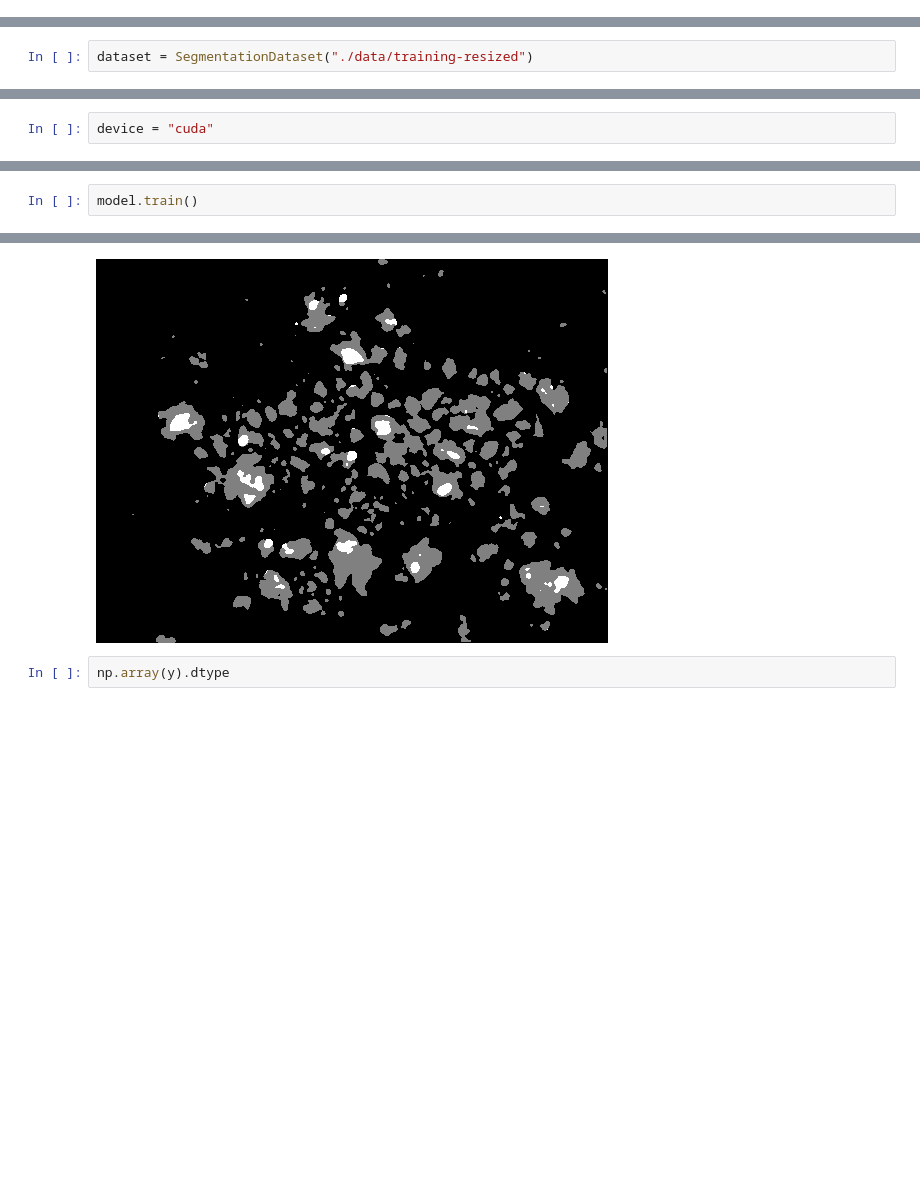
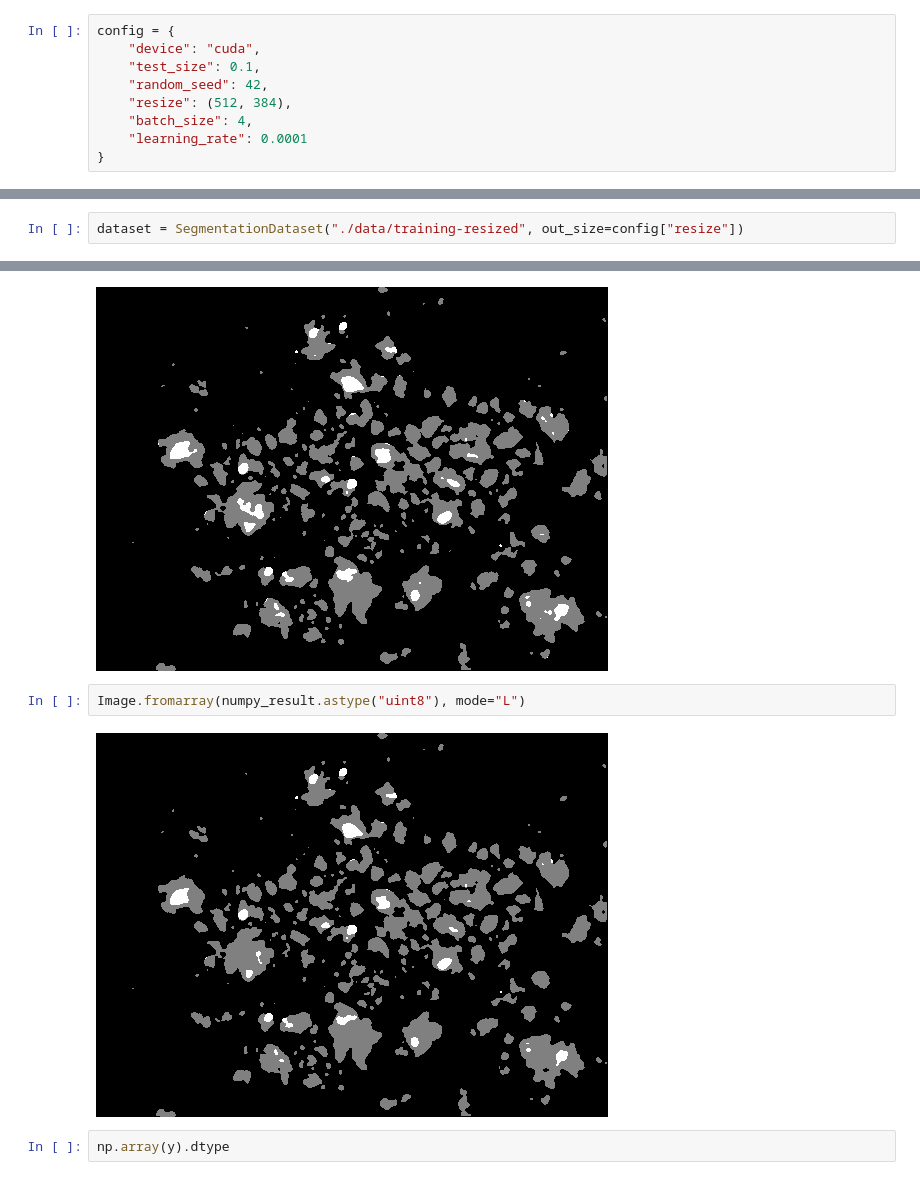
Before and after one commit to partyzans/data_playground, a Jupyter notebook: u2net/U2Net.ipynb, the cells around one changed output, grey strips where cells are left out. Drawn from its saved outputs; the diff is of its cells as text; blank space fills up the shorter version.

Commit message:
Better training

```diff
--- a/u2net/U2Net.ipynb
+++ b/u2net/U2Net.ipynb
@@ -18,3 +29,12 @@ torch.__version__, np.__version__
+# %%
+config = {
+    "device": "cuda",
+    "test_size": 0.1,
+    "random_seed": 42,
+    "resize": (512, 384),
+    "batch_size": 4,
+    "learning_rate": 0.0001
+}
 # %%
 class SegmentationDataset(Dataset):
     def __init__(self, data_path, dataset_mean=(69.2614, 55.9220, 32.6043), out_size=(512, 384)):
@@ -53,6 +73,6 @@ class SegmentationDataset(Dataset):
     def get_image(self, idx):
         return self.all_images[idx]
 # %%
-dataset = SegmentationDataset("./data/training-resized")
+dataset = SegmentationDataset("./data/training-resized", out_size=config["resize"])
 # %% [output]
 HBox(children=(IntProgress(value=0, description='Loading images to RAM', max=245, style=ProgressStyle(descript…
@@ -205,7 +234,5 @@ class SoftDiceLoss(nn.Module):
         return score
 # %% [markdown]
 ### Training
-# %%
-device = "cuda"
 # %%
 model = UNet(3,3)
@@ -245,2 +238,0 @@ Epoch[1] Loss: 0.12
-# %%
-model.train()
@@ -282,6 +296,10 @@ Image.fromarray(numpy_result.astype("uint8"), mode="L")
 Image.fromarray(numpy_result.astype("uint8"), mode="L")
 # %% [output]
 [figure]
+# %%
+Image.fromarray(numpy_result.astype("uint8"), mode="L")
+# %% [output]
+[figure, added]
 # %%
 np.array(y).dtype
 # %% [output]
```
Also changed, not shown: parts of 12 cells of this notebook.
